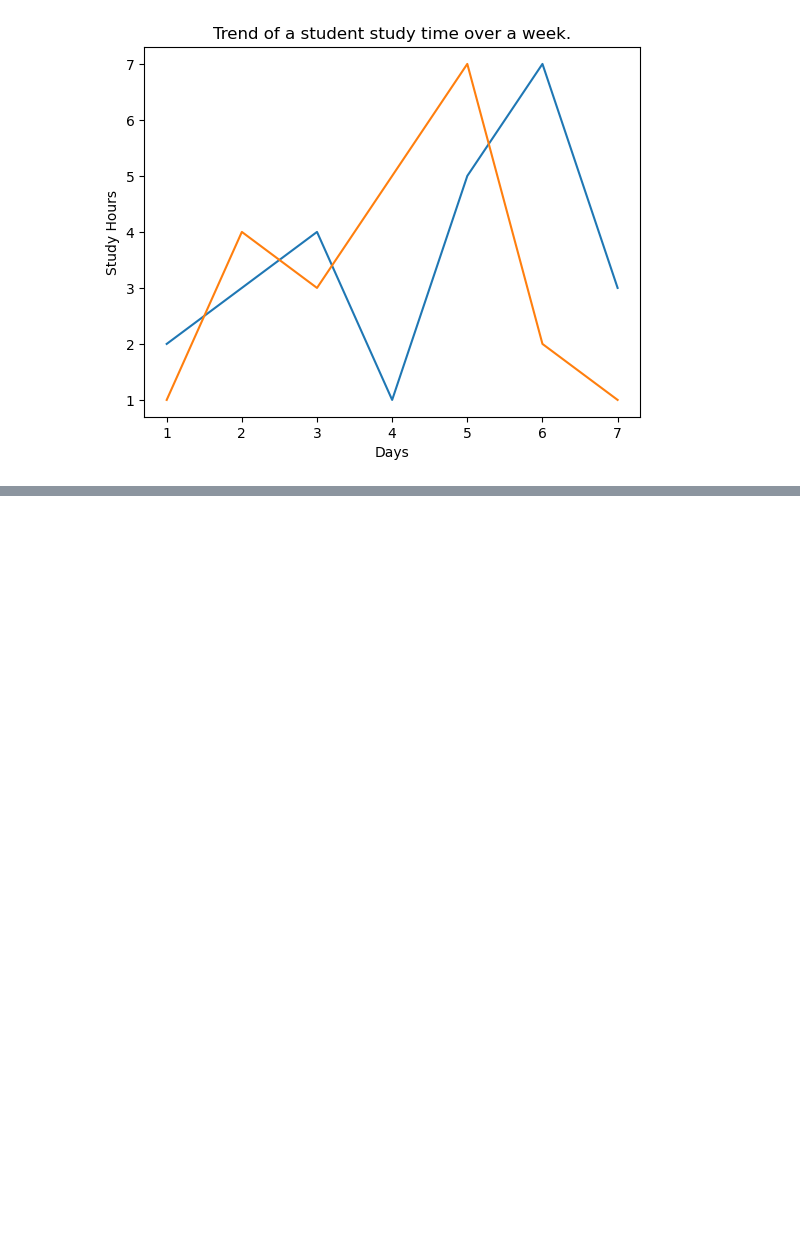
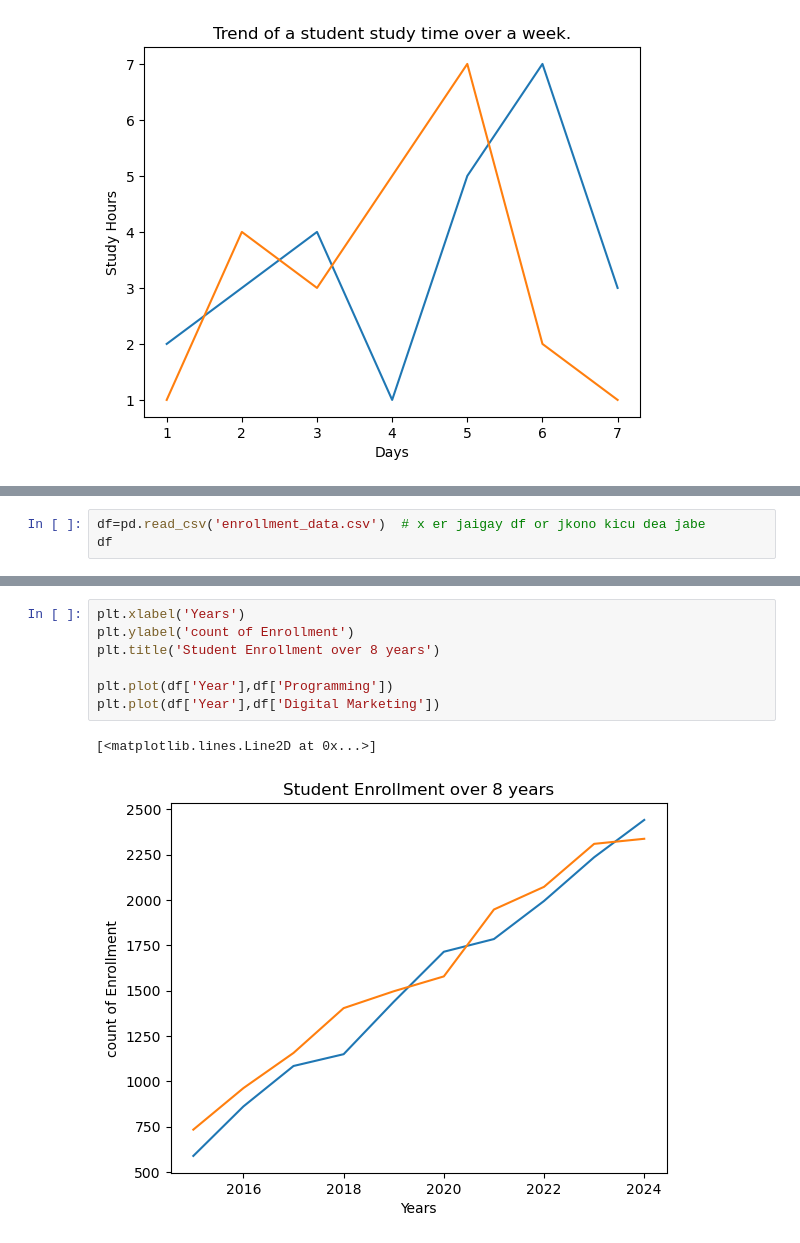
Before and after one commit to rabeyanoor/AI-ML, a Jupyter notebook: Week-4/Module_15.ipynb, the cells around one changed output, grey strips where cells are left out. Drawn from its saved outputs; the diff is of its cells as text; blank space fills up the shorter version.

```diff
--- a/Week-4/Module_15.ipynb
+++ b/Week-4/Module_15.ipynb
@@ -59,0 +82,3 @@ plt.plot(days,hours_2)
+# %%
+df=pd.read_csv('enrollment_data.csv')  # x er jaigay df or jkono kicu dea jabe
+df
@@ -59,0 +97,10 @@ plt.plot(days,hours_2)
+# %%
+plt.xlabel('Years')
+plt.ylabel('count of Enrollment')
+plt.title('Student Enrollment over 8 years')
+
+plt.plot(df['Year'],df['Programming'])
+plt.plot(df['Year'],df['Digital Marketing'])
+# %% [output]
+[<matplotlib.lines.Line2D at 0x...>]
+[figure, added]
```
Also changed, not shown: parts of 8 cells of this notebook, 2 other files.
